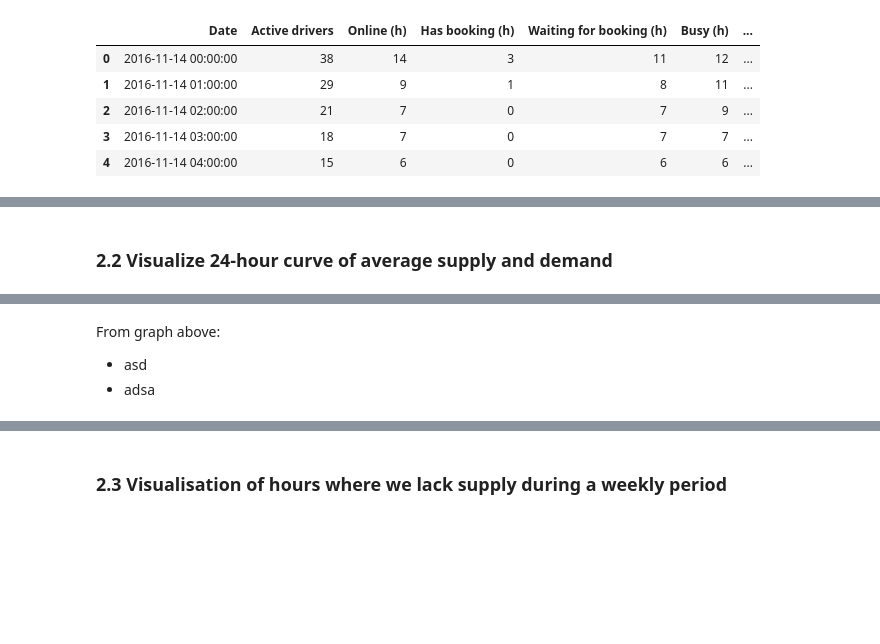
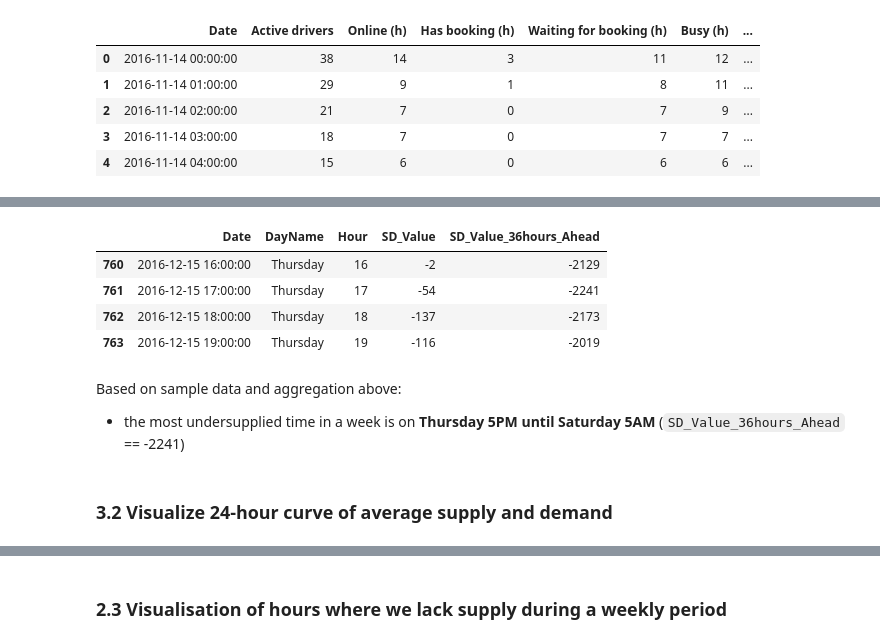
Before and after one commit to enliktjioe/PythonProjects, a Jupyter notebook: Bolt_DA_Test/Supply_and_Demand.ipynb, the cells around one changed output, grey strips where cells are left out. Saved outputs shown, nothing was run; the diff lists cells and outputs as text; code cells hidden in the pictures; blank space fills up the shorter version.

```diff
--- a/Bolt_DA_Test/Supply_and_Demand.ipynb
+++ b/Bolt_DA_Test/Supply_and_Demand.ipynb
@@ -108,3 +189,14 @@ df_supply_demand.head()
+# %%
+q1[q1['SD_Value_36hours_Ahead'] < -2000]
+# %% [output]
+|  | Date | DayName | Hour | SD_Value | SD_Value_36hours_Ahead |
+| 760 | 2016-12-15 16:00:00 | Thursday | 16 | -2 | -2129 |
+| 761 | 2016-12-15 17:00:00 | Thursday | 17 | -54 | -2241 |
+| 762 | 2016-12-15 18:00:00 | Thursday | 18 | -137 | -2173 |
+| 763 | 2016-12-15 19:00:00 | Thursday | 19 | -116 | -2019 |
+# %% [markdown]
+Based on sample data and aggregation above:
+- the most undersupplied time in a week is on **Thursday 5PM until Saturday 5AM** (`SD_Value_36hours_Ahead` == -2241)
 # %% [markdown]
-### 2.2 Visualize 24-hour curve of average supply and demand
+### 3.2 Visualize 24-hour curve of average supply and demand
 # %%
@@ -135,7 +229,3 @@ pyoff.iplot(fig) #offline plotly
 # %% [output]
 [interactive output not drawn]
 [interactive output not drawn]
-# %% [markdown]
-From graph above:
-- asd
-- adsa
```
Also changed, not shown: parts of 18 cells of this notebook.
